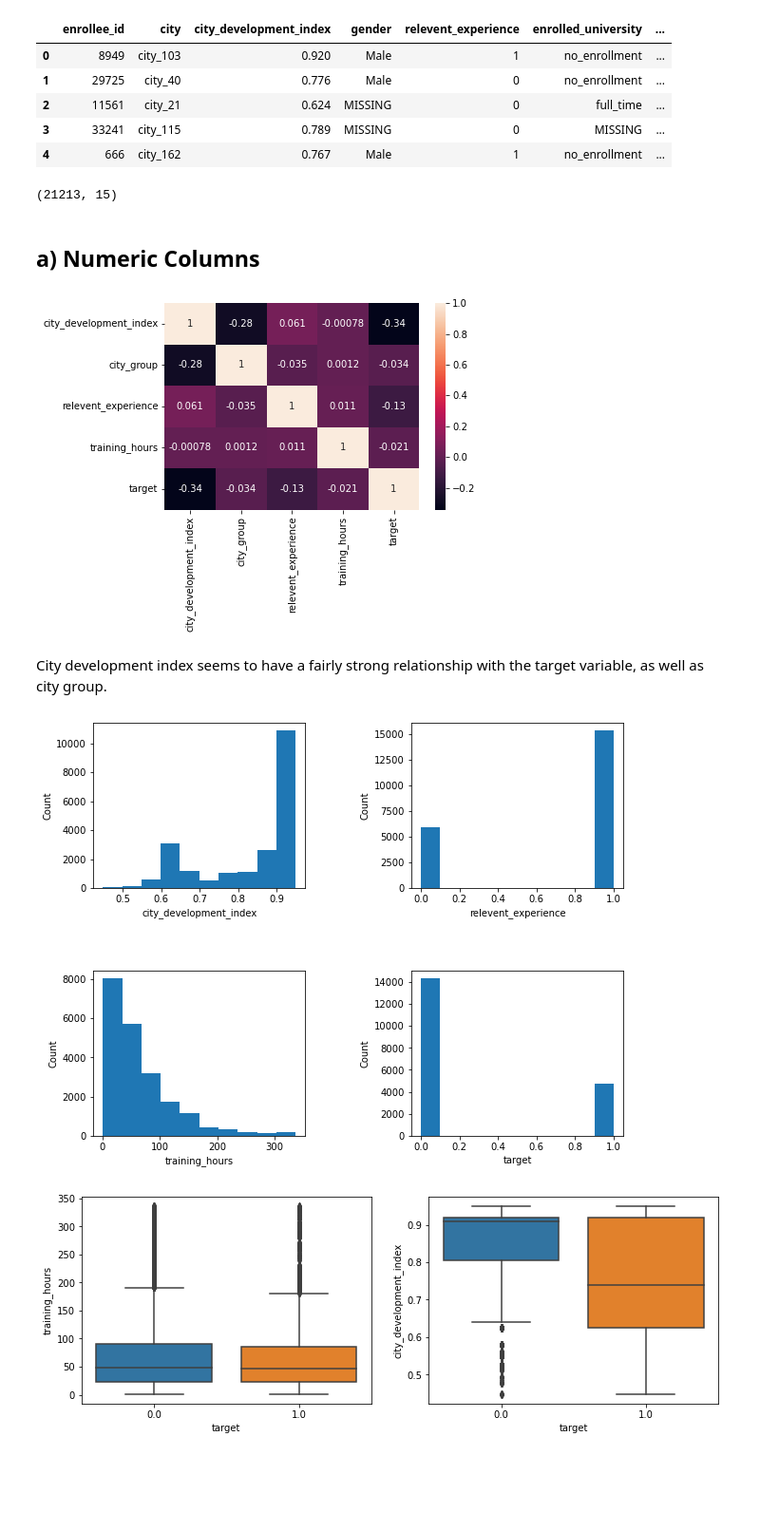
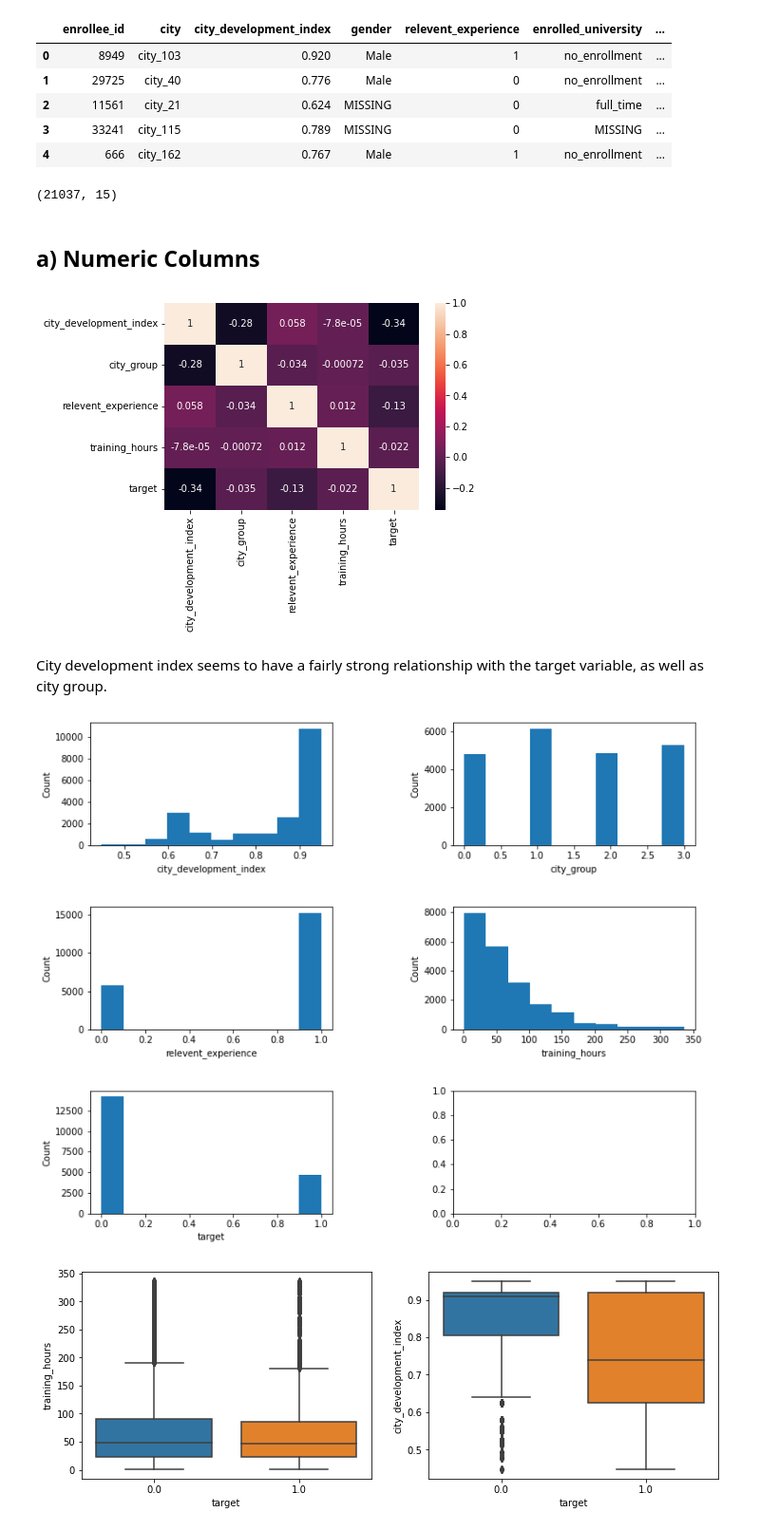
Before and after one commit to divzueri/Data-Science-Projects, a Jupyter notebook: HRAnalytics/notebooks/2_EDA.ipynb, the cells around one changed output. Shown: that part at 95% size. Cells and saved outputs as stored; diff of their text form; code cells hidden in the pictures; blank space fills up the shorter version.

```diff
--- a/HRAnalytics/notebooks/2_EDA.ipynb
+++ b/HRAnalytics/notebooks/2_EDA.ipynb
@@ -77,7 +77,7 @@ dtype: int64
 # %% [markdown]
 14 rows have 7 missing values, and 66 have 6 missing values. It might be useful to drop these.
 # %%
-mask = df_null.apply(lambda x: x.isna().sum(), axis=1)>=6
+mask = df_null.apply(lambda x: x.isna().sum(), axis=1)>=5
 sparse_rows = row_nulls[mask].index.tolist()
 sparse_rows = [i for i in sparse_rows if i < 19158]
 # %% [markdown]
@@ -275,7 +275,7 @@ df_nonull.head()
 # %%
 df_nonull.shape
 # %% [output]
-(21213, 15)
+(21037, 15)
 # %% [markdown]
 ## a) Numeric Columns
 # %%
@@ -286,18 +286,18 @@ num_cols = ['city_development_index', 'city_group', 'relevent_experience', 'trai
 plt.figure()
 sns.heatmap(df_nonull[num_cols].corr(), annot=True);
 # %% [output]
-[figure, old version]
+[figure, new version]
 # %% [markdown]
 City development index seems to have a fairly strong relationship with the target variable, as well as city group.
 # %%
-fig, axes = plt.subplots(2, 2, figsize=(10,8))
+fig, axes = plt.subplots(3, 2, figsize=(12,10))
 fig.subplots_adjust(wspace=0.5, hspace=0.5)
 for i, col in enumerate(num_cols):
     ax = axes.flatten()[i]
     ax.hist(x=col, data=df_nonull)
     ax.set(xlabel=col, ylabel='Count')
 # %% [output]
-[figure, old version]
+[figure, new version]
 # %%
 fig, axes = plt.subplots(1,2, figsize=(12,4))
 sns.boxplot(x='target', y='training_hours', data=df_nonull, ax=axes[0]);
```
Also changed, not shown: parts of 12 cells of this notebook, 1 other file.
